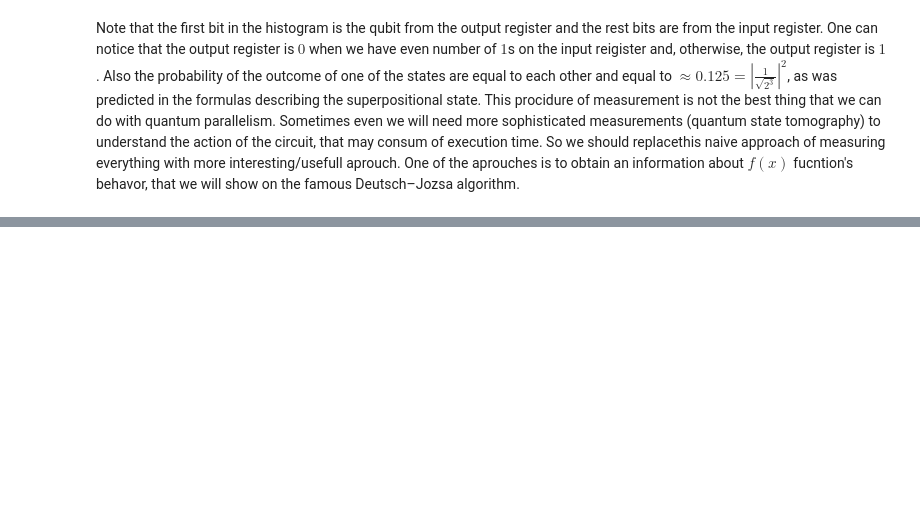
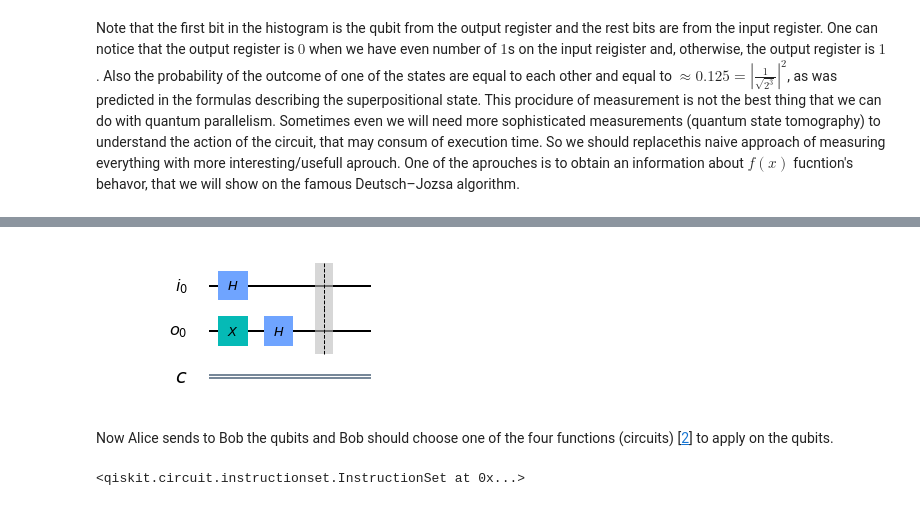
Before and after one commit to DavitKhach/quantum-algorithms-tutorials, a Jupyter notebook: quantum_parallelism_Deutsch_Jozsa.ipynb, the cells around one changed output, grey strips where cells are left out. Saved outputs shown, nothing was run; the diff lists cells and outputs as text; code cells hidden in the pictures; blank space fills up the shorter version.

Commit message:
finish Deutsch's algorithm

```diff
--- a/quantum_parallelism_Deutsch_Jozsa.ipynb
+++ b/quantum_parallelism_Deutsch_Jozsa.ipynb
@@ -244,0 +245,53 @@ Now we are ready to code. In the code we will implement all 4 possible functions
+# %%
+# Alice qubit preparation
+input_register = QuantumRegister(1, "i")
+output_register = QuantumRegister(1, "o")
+classical_register = ClassicalRegister(1, "c")
+
+circuit_Deutsch = QuantumCircuit(input_register, output_register, classical_register)
+
+# prepare the qubit in the output register in the |1> state
+circuit_Deutsch.x(output_register[0])
+
+# Hadamard gates on both input and ouput registers
+circuit_Deutsch.h(input_register[0])
+circuit_Deutsch.h(output_register[0])
+
+# add an barrier
+circuit_Deutsch.barrier()
+
+# draw the circuit
+%matplotlib inline
+circuit_Deutsch.draw(output="mpl")
+# %% [output]
+[figure, added]
+# %% [markdown]
+Now Alice sends to Bob the qubits and Bob should choose one of the four functions (circuits) [[2](https://quantumcomputing.stackexchange.com/questions/9566/implementing-four-oracles-for-the-deutsch-algorithm-preferably-on-ibm-q-experie)] to apply on the qubits.
+# %%
+# Bob's four otional function/circuits
+
+# the first option: constant f(0) = f(1) = 0
+circuit_Bob1 = QuantumCircuit(input_register, output_register)
+circuit_Bob1.barrier()
+
+# the second option: constant f(0) = f(1) = 1
+circuit_Bob2 = QuantumCircuit(input_register, output_register)
+circuit_Bob2.cx(input_register[0], output_register)
+circuit_Bob2.x(input_register[0])
+circuit_Bob2.cx(input_register[0], output_register)
+circuit_Bob2.x(input_register[0])
+circuit_Bob2.barrier()
+
+# the third option: balaced f(0) = 0 & f(1) = 1
+circuit_Bob3 = QuantumCircuit(input_register, output_register)
+circuit_Bob3.cx(input_register[0], output_register)
+circuit_Bob3.barrier()
+
+# the fourth option: balaced f(0) = 1 & f(1) = 0
+circuit_Bob4 = QuantumCircuit(input_register, output_register)
+circuit_Bob4.x(input_register[0])
+circuit_Bob4.cx(input_register[0], output_register)
+circuit_Bob4.x(input_register[0])
+circuit_Bob4.barrier()
+# %% [output]
+<qiskit.circuit.instructionset.InstructionSet at 0x...>
```
Also changed, not shown: parts of 11 cells of this notebook.
